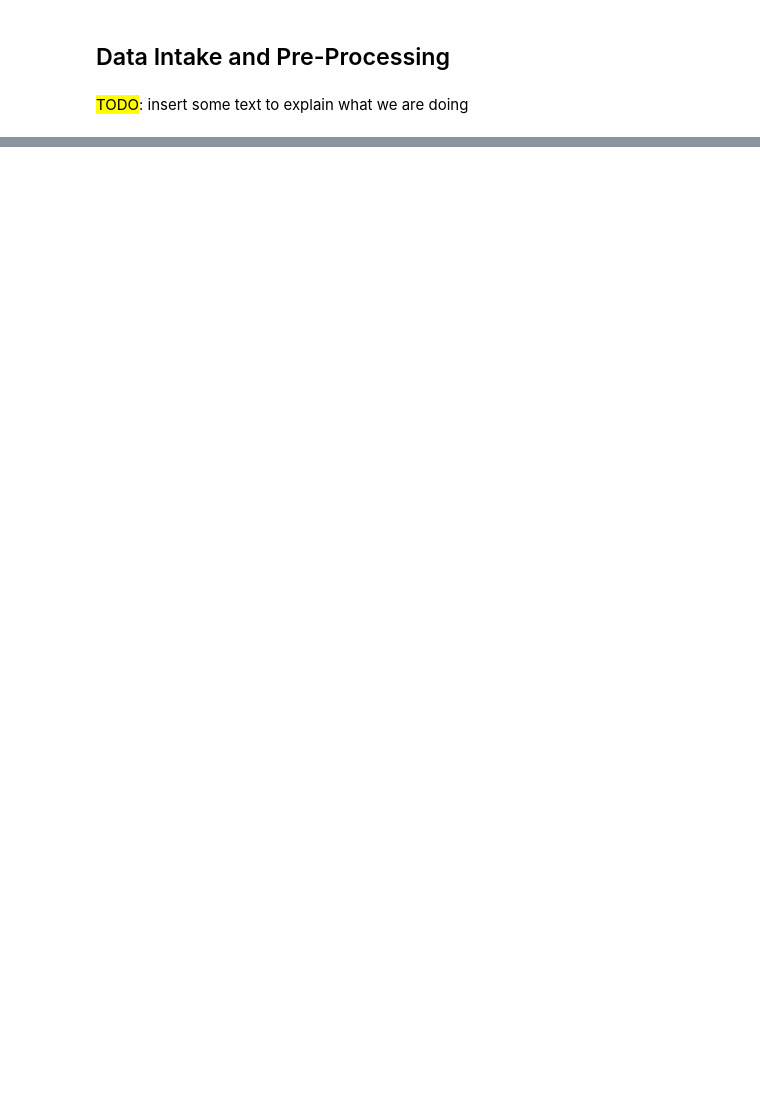
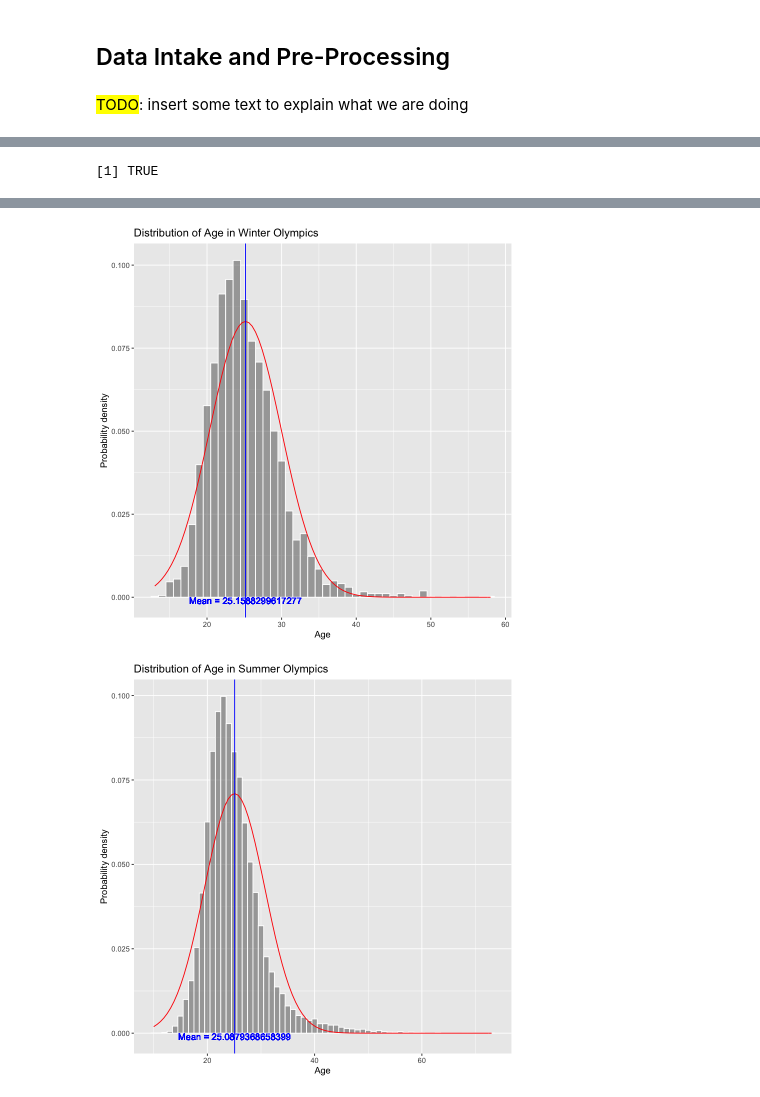
Before and after one commit to KevinSaigon/stat-201-project, a Jupyter notebook: project-proposal.ipynb, the cells around one changed output, grey strips where cells are left out. Cells and saved outputs as stored; diff of their text form; code cells hidden in the pictures; blank space fills up the shorter version.

```diff
--- a/project-proposal.ipynb
+++ b/project-proposal.ipynb
@@ -64,0 +106,35 @@ A data.frame: 6 × 15
+# %%
+# test to see if the combined number of rows equal to the number of unique athlete in our processed df.
+length(unique(processed_df$ID)) == nrow(summer_df) + nrow(winter_df)
+
+# test passed!
+# %% [output]
+[1] TRUE
+# %%
+# histograms layered with Gaussian distribution curve, the height of each bar rerpresent the count.
+# since it is layered with the bell curve, the count also represent the repsective probability.
+
+winter_df %>%
+        ggplot(aes(x=Age)) +
+        geom_histogram(aes(y=..density..),binwidth=1, color="white", alpha=0.5) +
+        stat_function(fun=dnorm, color="red", args=list(mean=mean(winter_df$Age),
+                                                        sd=sd(winter_df$Age))) +
+        geom_vline(xintercept = mean(winter_df$Age), color="blue") +
+        geom_text(aes(x = mean(winter_df$Age),
+                      y=-0.001,
+                      label=paste0("Mean = ", mean(winter_df$Age))),
+                  color="blue") +
+        labs(x="Age", y="Probability density", title="Distribution of Age in Winter Olympics")
+
+summer_df %>%
+        ggplot(aes(x=Age)) +
+        geom_histogram(aes(y=..density..),binwidth=1, color="white", alpha=0.5) +
+        stat_function(fun=dnorm, color="red", args=list(mean=mean(summer_df$Age),
+                                                        sd=sd(summer_df$Age))) +
+        geom_vline(xintercept = mean(summer_df$Age), color="blue") +
+        geom_text(aes(x = mean(summer_df$Age),
+                      y=-0.001,
+                      label=paste0("Mean = ", mean(summer_df$Age))),
+                  color="blue") +
+        labs(x="Age", y="Probability density", title="Distribution of Age in Summer Olympics")
+# %% [output]
@@ -64,0 +149,2 @@ A data.frame: 6 × 15
+[figure, added]
+[figure, added]
```
Also changed, not shown: parts of 3 cells of this notebook.
